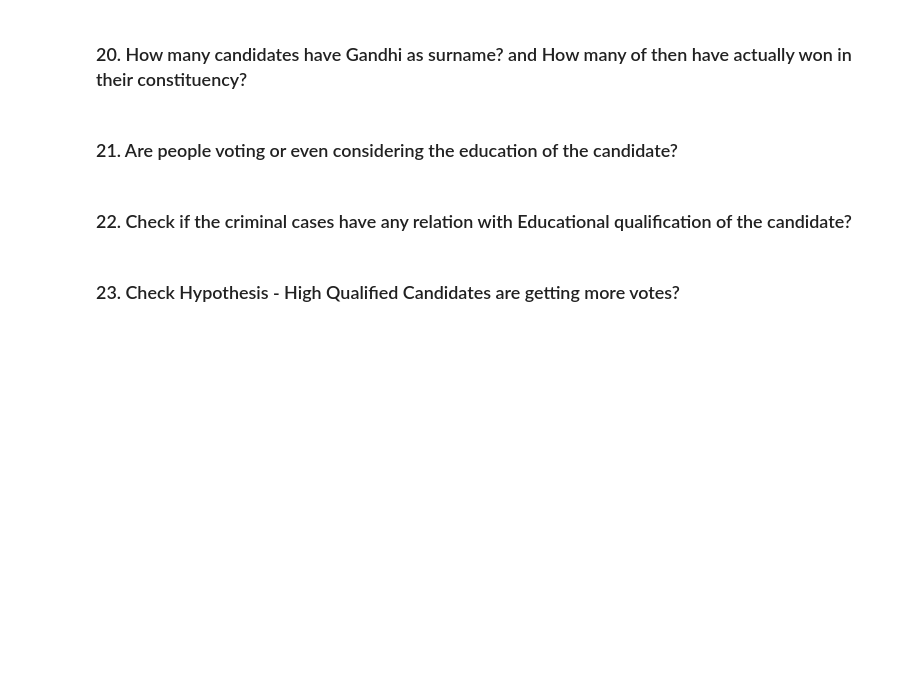
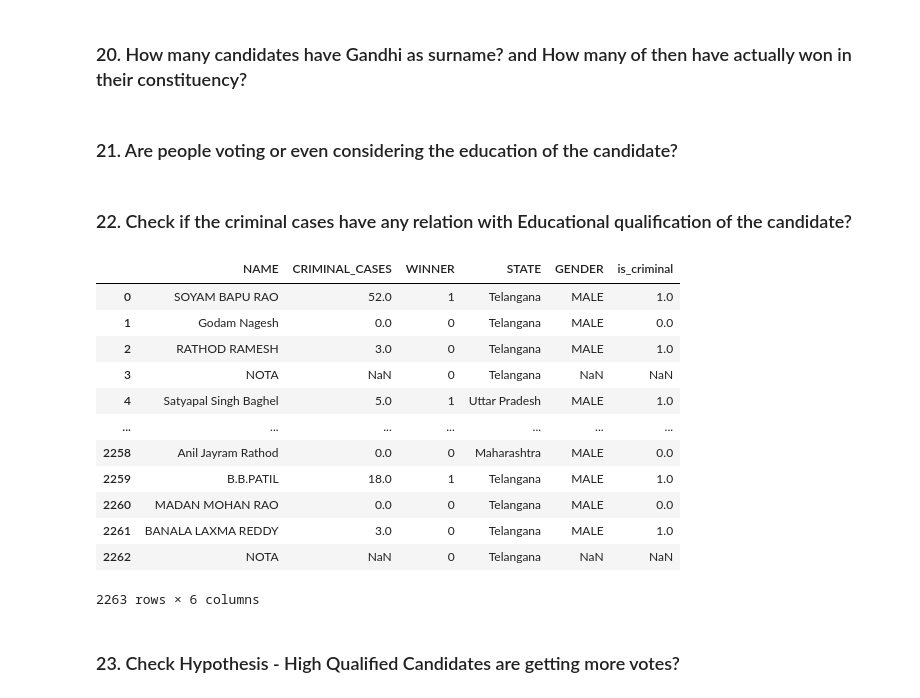
Before and after one commit to anuj3101/Atom, a Jupyter notebook: Indian_elections_2019.ipynb, the cells around one changed output. Drawn from its saved outputs; the diff is of its cells as text; code cells hidden in the pictures; blank space fills up the shorter version.

```diff
--- a/Indian_elections_2019.ipynb
+++ b/Indian_elections_2019.ipynb
@@ -232,5 +232,25 @@ pd.DataFrame(df.groupby(['STATE','EDUCATION'])['NAME'].nunique()).sort_values(by
 ### 21. Are people voting or even considering the education of the candidate?
 # %% [markdown]
 ### 22. Check if the criminal cases have any relation with Educational qualification of the candidate?
+# %%
+q1=df[['NAME','CRIMINAL_CASES','WINNER','STATE','GENDER']]
+q1.loc[q1['CRIMINAL_CASES'] >0, 'is_criminal'] = 1
+q1.loc[q1['CRIMINAL_CASES'] ==0, 'is_criminal'] = 0
+
+criminal_c = q1.groupby()
+# %% [output]
+|  | NAME | CRIMINAL_CASES | WINNER | STATE | GENDER | is_criminal |
+| 0 | SOYAM BAPU RAO | 52.0 | 1 | Telangana | MALE | 1.0 |
+| 1 | Godam Nagesh | 0.0 | 0 | Telangana | MALE | 0.0 |
+| 2 | RATHOD RAMESH | 3.0 | 0 | Telangana | MALE | 1.0 |
+| 3 | NOTA | NaN | 0 | Telangana | NaN | NaN |
+| 4 | Satyapal Singh Baghel | 5.0 | 1 | Uttar Pradesh | MALE | 1.0 |
+| ... | ... | ... | ... | ... | ... | ... |
+| 2258 | Anil Jayram Rathod | 0.0 | 0 | Maharashtra | MALE | 0.0 |
+| 2259 | B.B.PATIL | 18.0 | 1 | Telangana | MALE | 1.0 |
+| 2260 | MADAN MOHAN RAO | 0.0 | 0 | Telangana | MALE | 0.0 |
+| 2261 | BANALA LAXMA REDDY | 3.0 | 0 | Telangana | MALE | 1.0 |
+| 2262 | NOTA | NaN | 0 | Telangana | NaN | NaN |
+2263 rows × 6 columns
 # %% [markdown]
 ### 23. Check Hypothesis - High Qualified Candidates are getting more votes?
```
Also changed, not shown: parts of 3 cells of this notebook.
